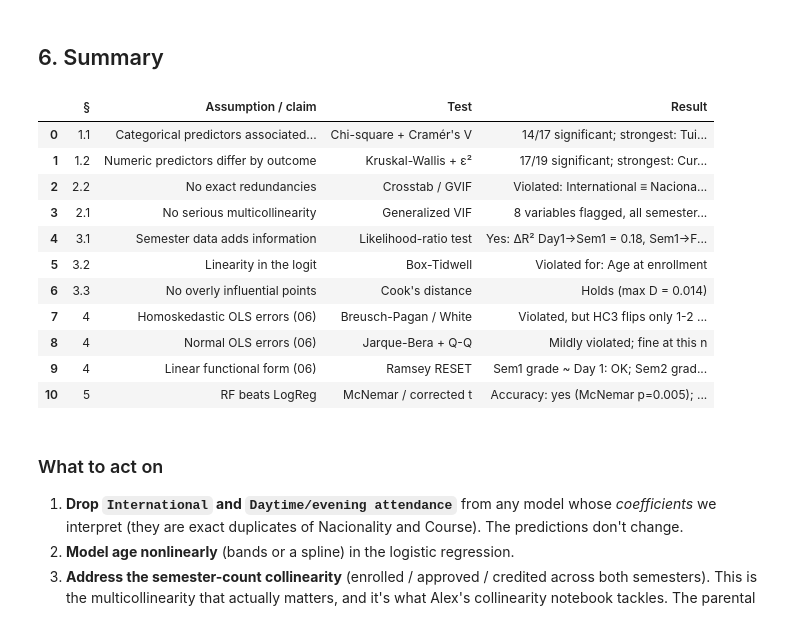
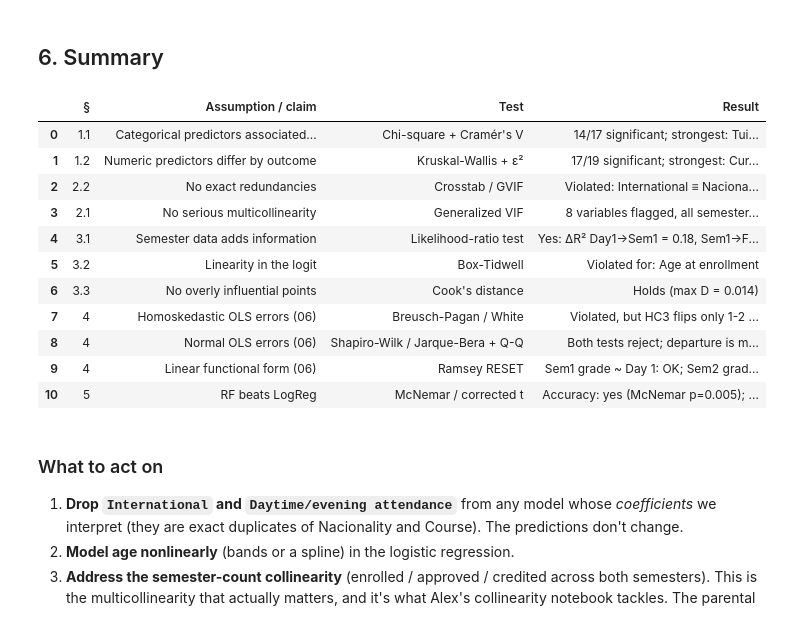
Before and after one commit to itsjavi16/student-dropout-prediction, a Jupyter notebook: notebooks/assumptions_checks.ipynb, the cells around one changed output. Saved outputs shown, nothing was run; the diff lists cells and outputs as text; code cells hidden in the pictures.

Commit message:
Compare Shapiro-Wilk and Jarque-Bera normality tests in assumption checks

```diff
--- a/notebooks/assumptions_checks.ipynb
+++ b/notebooks/assumptions_checks.ipynb
@@ -639,35 +714,36 @@ summary = pd.DataFrame([
     ["1.2", "Numeric predictors differ by outcome", "Kruskal-Wallis + ε²",
      f"{int(kw_df['Significant'].sum())}/{len(kw_df)} significant; strongest: {kw_df.iloc[0]['Predictor']} (ε²={kw_df.iloc[0]['ε²']:.2f})"],
     ["2.2", "No exact redundancies", "Crosstab / GVIF",
      "Violated: International ≡ Nacionality; Daytime/evening ≡ Course"],
     ["2.1", "No serious multicollinearity", "Generalized VIF",
      f"{(gvif_full['Flag'] != 'OK').sum()} variables flagged, all semester counts; parental vars OK"],
     ["3.1", "Semester data adds information", "Likelihood-ratio test",
      f"Yes: ΔR² Day1→Sem1 = {lrt_df.iloc[0]['Δ McFadden R²']:.2f}, Sem1→Full = {lrt_df.iloc[1]['Δ McFadden R²']:.2f}"],
     ["3.2", "Linearity in the logit", "Box-Tidwell",
      "Violated for: " + ", ".join(bt_df.loc[bt_df['Linear in logit?'] == 'No', 'Predictor']) if (bt_df['Linear in logit?'] == 'No').any() else "Holds"],
     ["3.3", "No overly influential points", "Cook's distance", f"Holds (max D = {cooks_d.max():.3f})"],
     ["4", "Homoskedastic OLS errors (06)", "Breusch-Pagan / White", "Violated, but HC3 flips only 1-2 minor terms"],
-    ["4", "Normal OLS errors (06)", "Jarque-Bera + Q-Q", "Mildly violated; fine at this n"],
+    ["4", "Normal OLS errors (06)", "Shapiro-Wilk / Jarque-Bera + Q-Q",
+     "Both tests reject; departure is mild (small skew, slightly heavy tails); fine at this n"],
     ["4", "Linear functional form (06)", "Ramsey RESET",
      "; ".join(f"{m}: {'OK' if p >= ALPHA else 'violated'}" for m, p in ols_diag['RESET p'].items())],
     ["5", "RF beats LogReg", "McNemar / corrected t",
      f"Accuracy: yes (McNemar p={mc.pvalue:.3f}); macro F1: not significant (corrected p={cv_tests.loc[cv_tests.Metric=='macro_f1','Corrected t p'].iloc[0]:.2f})"],
 ], columns=["§", "Assumption / claim", "Test", "Result"])
 
 pd.set_option("display.max_colwidth", None)
 display(summary)
 # %% [output]
 |  | § | Assumption / claim | Test | Result |
 | 0 | 1.1 | Categorical predictors associated... | Chi-square + Cramér's V | 14/17 significant; strongest: Tui... |
 | 1 | 1.2 | Numeric predictors differ by outcome | Kruskal-Wallis + ε² | 17/19 significant; strongest: Cur... |
 | 2 | 2.2 | No exact redundancies | Crosstab / GVIF | Violated: International ≡ Naciona... |
 | 3 | 2.1 | No serious multicollinearity | Generalized VIF | 8 variables flagged, all semester... |
 | 4 | 3.1 | Semester data adds information | Likelihood-ratio test | Yes: ΔR² Day1→Sem1 = 0.18, Sem1→F... |
 | 5 | 3.2 | Linearity in the logit | Box-Tidwell | Violated for: Age at enrollment |
 | 6 | 3.3 | No overly influential points | Cook's distance | Holds (max D = 0.014) |
 | 7 | 4 | Homoskedastic OLS errors (06) | Breusch-Pagan / White | Violated, but HC3 flips only 1-2 ... |
-| 8 | 4 | Normal OLS errors (06) | Jarque-Bera + Q-Q | Mildly violated; fine at this n |
+| 8 | 4 | Normal OLS errors (06) | Shapiro-Wilk / Jarque-Bera + Q-Q | Both tests reject; departure is m... |
 | 9 | 4 | Linear functional form (06) | Ramsey RESET | Sem1 grade ~ Day 1: OK; Sem2 grad... |
 | 10 | 5 | RF beats LogReg | McNemar / corrected t | Accuracy: yes (McNemar p=0.005); ... |
 # %% [markdown]
```
Also changed, not shown: parts of 9 cells of this notebook.
